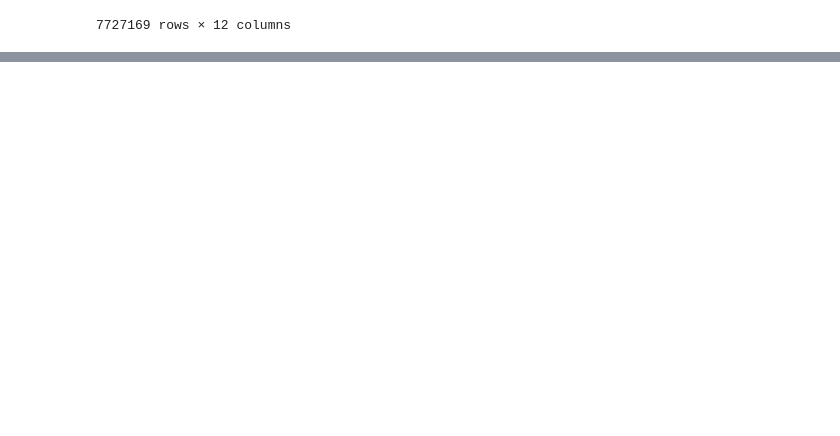
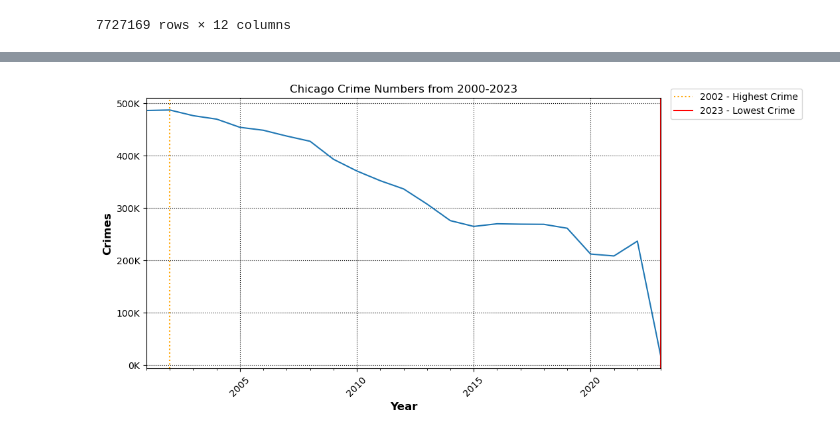
Before and after one commit to jakew4/Chicago-Crime-Data-Project, a Jupyter notebook: Part 1 - Answer reporter questions .ipynb, the cells around one changed output, grey strips where cells are left out. Cells and saved outputs as stored; diff of their text form; code cells hidden in the pictures; blank space fills up the shorter version.

```diff
--- a/Part 1 - Answer reporter questions .ipynb
+++ b/Part 1 - Answer reporter questions .ipynb
@@ -98,0 +132,7 @@ df_district = df.groupby('District')
+# %%
+def thousands(x,pos):
+    new_x = x/1_000
+    return f"{new_x:,.0f}K"
+# %%
+ts_years = df1.resample('Y').size()
+ts_years
@@ -98,0 +157,4 @@ df_district = df.groupby('District')
+# %%
+# find which year had most crime
+max_crime = ts_years.idxmax()
+max_crime
@@ -98,0 +163,4 @@ df_district = df.groupby('District')
+# %%
+# find which year had least crime
+low_crime = ts_years.idxmin()
+low_crime
@@ -98,0 +169,18 @@ df_district = df.groupby('District')
+# %%
+# plot crimes over time
+fig, ax = plt.subplots(figsize = (10,6))
+ts_years.plot(ax = ax, title = 'Chicago Crime Numbers from 2000-2023')
+
+ax.set_ylabel('Crimes', fontsize= 12, fontweight= 'bold')
+ax.set_xlabel('Year', fontsize= 12, fontweight= 'bold')
+ax.grid(which= 'major',axis= 'y',color= 'k', ls=':')
+ax.grid(which= 'major',axis= 'x',color= 'k', ls=':')
+ax.yaxis.set_major_formatter(thousands)
+ax.axvline(max_crime, ls= ':',color= 'orange',label= '2002 - Highest Crime')
+ax.axvline(low_crime, ls= '-',color= 'red',label= '2023 - Lowest Crime')
+ax.legend(bbox_to_anchor=(1.01, 1.05));
+
+
+fig.autofmt_xdate(rotation=45, ha= 'center')
+# %% [output]
+[figure, added]
```
Also changed, not shown: parts of 26 cells of this notebook.
